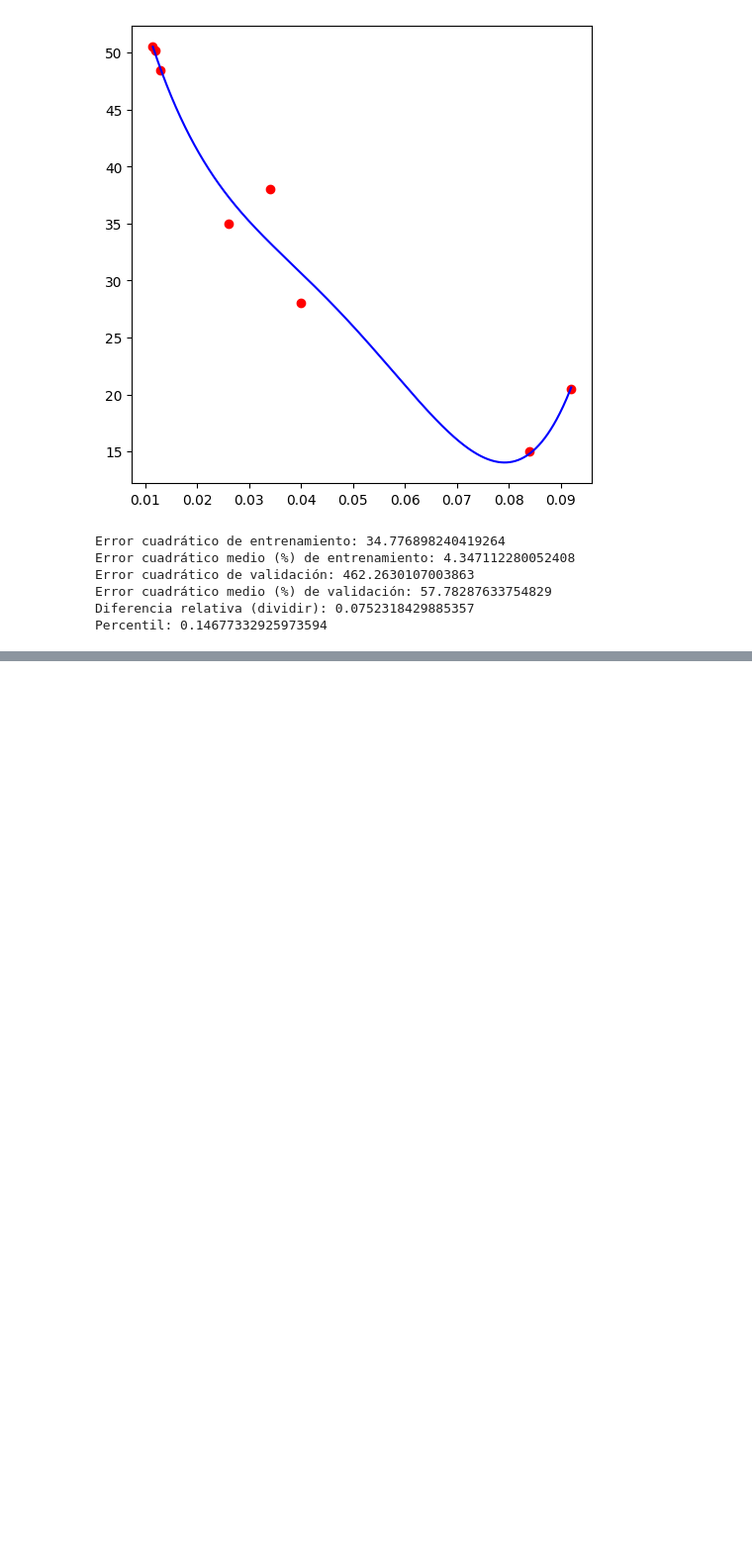
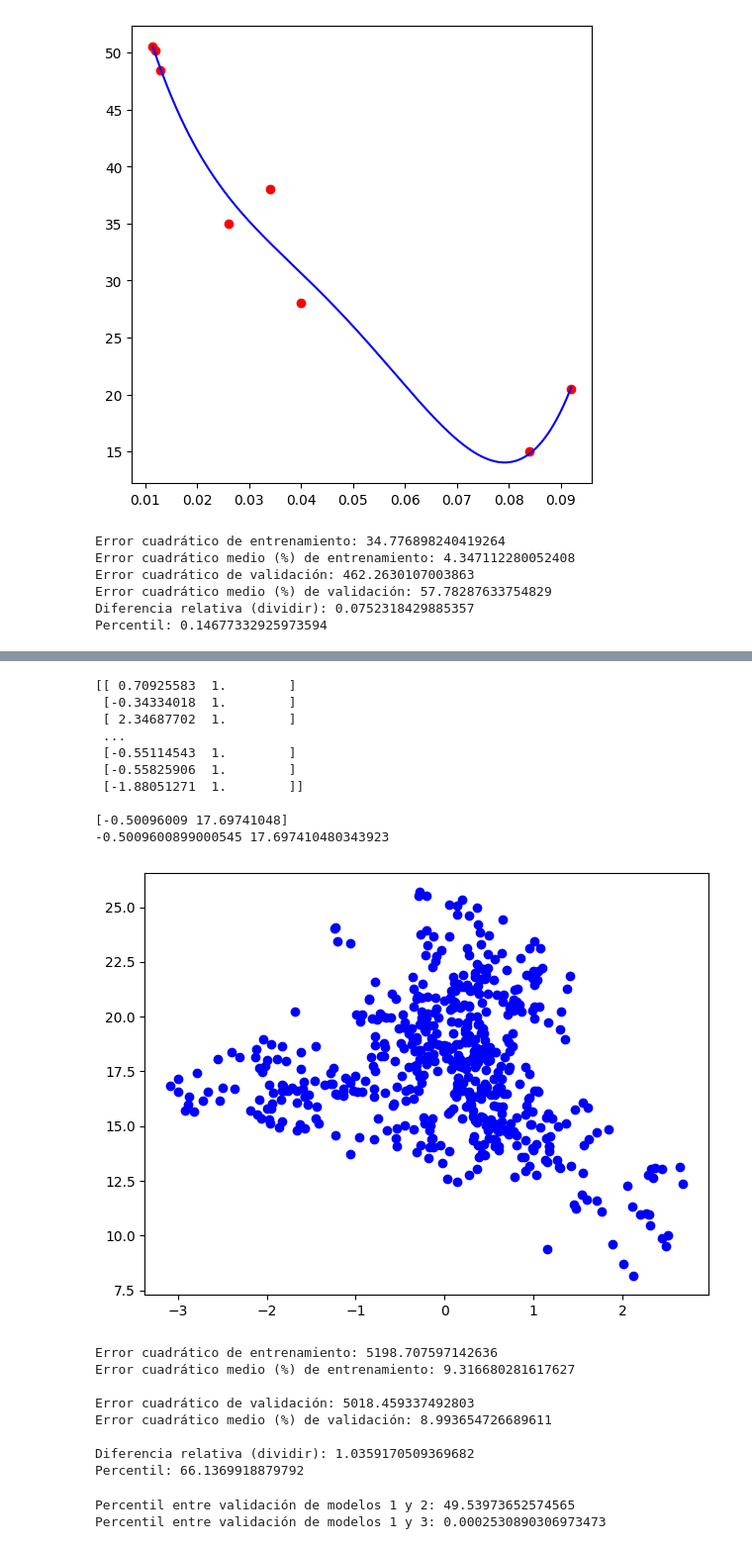
Before and after one commit to jimenezgimenojesus/SAMSUNG_AI_Diploma, a Jupyter notebook: Lessons/Chp2_Unit6.ipynb, the cells around one changed output, grey strips where cells are left out. Shown at 99% size. Cells and saved outputs as stored; diff of their text form; code cells hidden in the pictures; blank space fills up the shorter version.

```diff
--- a/Lessons/Chp2_Unit6.ipynb
+++ b/Lessons/Chp2_Unit6.ipynb
@@ -406,0 +460,60 @@ Percentil: 12.83714156503121
+# %%
+# Modelo 3 (t = ap + b)
+A = np.column_stack((p_e, ones))
+
+print(A, end='\n\n')
+
+resultado = np.linalg.inv(A.T @ A) @ A.T @ t_e
+print(resultado)
+
+# Coeficientes de la recta utilizando el resultado dado
+a, b = resultado
+# Generar la línea (puedes usar un rango más fino para que se vea continua)
+x_line = np.linspace(np.min(p_e), np.max(p_e), len(ones))
+y_line = a * p_e + b
+
+print(a, b, end='\n\n')
+plt.plot(p_e, t_e, 'ob')
+plt.tight_layout()
+plt.show()
+
+t_ep = a * p_e + b
+error_e3 = (t_e - t_ep) @ (t_e - t_ep).T
+print('Error cuadrático de entrenamiento:', error_e3)
+print('Error cuadrático medio (%) de entrenamiento:', error_e3 / len(ones), end='\n\n')
+
+t_tp = a * p_t + b
+error_t3 = (t_t - t_tp) @ (t_t - t_tp).T
+print('Error cuadrático de validación:', error_t3)
+print('Error cuadrático medio (%) de validación:', error_t3 / len(ones), end='\n\n')
+
+print('Diferencia relativa (dividir):', error_e3 / error_t3)
+print('Percentil:', scipy.stats.f.cdf(error_e3 / error_t3, len(ones) - 1, len(ones) - 1) * 100)
+# %% [output]
+[[ 0.70925583  1.        ]
+ [-0.34334018  1.        ]
+ [ 2.34687702  1.        ]
+ ...
+ [-0.55114543  1.        ]
+ [-0.55825906  1.        ]
+ [-1.88051271  1.        ]]
+
+[-0.50096009 17.69741048]
+-0.5009600899000545 17.697410480343923
+[figure, added]
+Error cuadrático de entrenamiento: 5198.707597142636
+Error cuadrático medio (%) de entrenamiento: 9.316680281617627
+
+Error cuadrático de validación: 5018.459337492803
+Error cuadrático medio (%) de validación: 8.993654726689611
+
+Diferencia relativa (dividir): 1.0359170509369682
+Percentil: 66.1369918879792
+# %%
+print('Percentil entre validación de modelos 1 y 2:', scipy.stats.f.cdf(error_t1 / error_t2, len(ones) - 1, len(ones) - 1) * 100)
+# Si sale cerca del 50%, son similares
+# Si sale muy alto o muy bajo, HAY diferenciar significativas entre los modelos (2.5-97.5)
+print('Percentil entre validación de modelos 1 y 3:', scipy.stats.f.cdf(error_t1 / error_t3, len(ones) - 1, len(ones) - 1) * 100)
+# %% [output]
+Percentil entre validación de modelos 1 y 2: 49.53973652574565
+Percentil entre validación de modelos 1 y 3: 0.0002530890306973473
```
Also changed, not shown: parts of 11 cells of this notebook, 2 other files.
